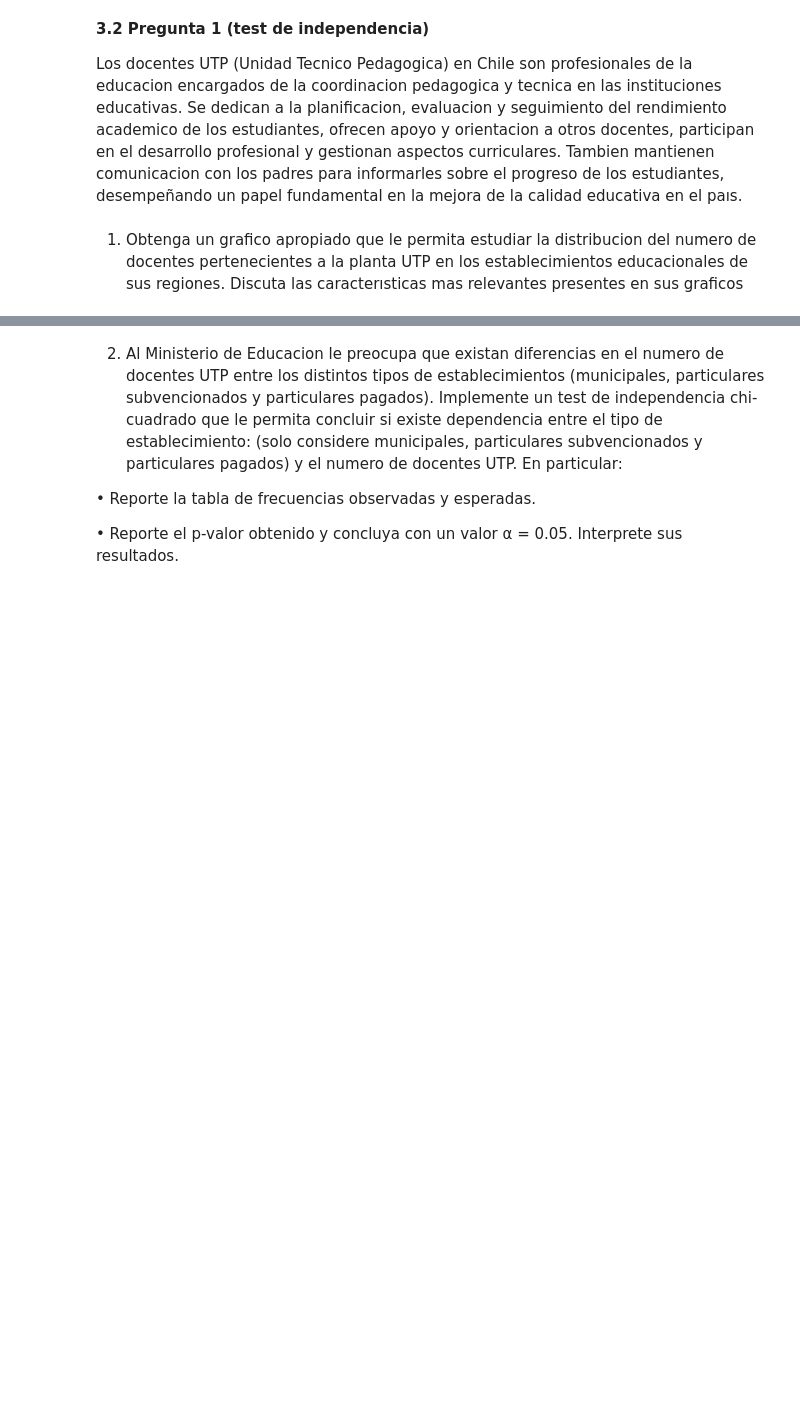
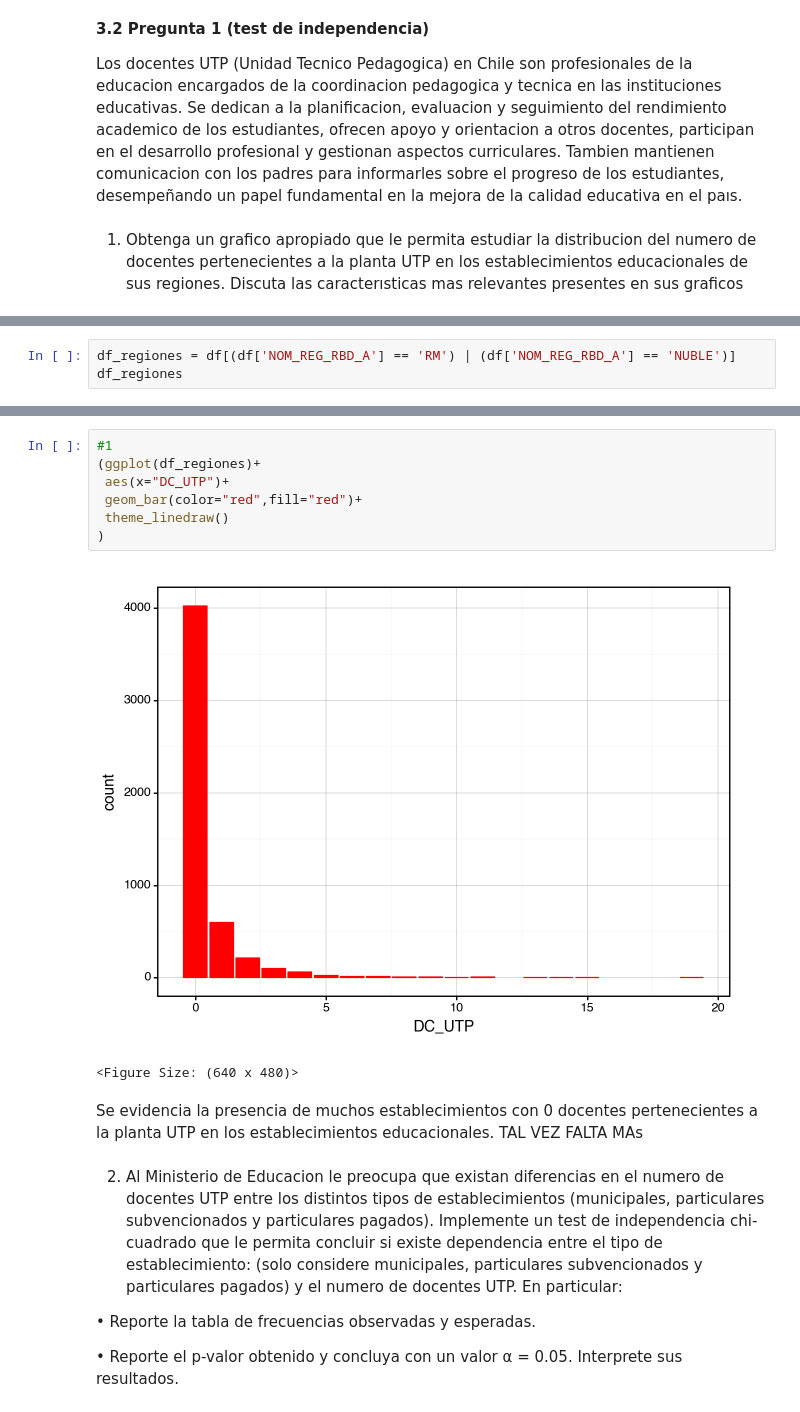
Before and after one commit to Dxeg0o/proyecto_cdd_2, a Jupyter notebook: proyecto.ipynb, the cells around one changed output, grey strips where cells are left out. Saved outputs shown, nothing was run; the diff lists cells and outputs as text; blank space fills up the shorter version.

```diff
--- a/proyecto.ipynb
+++ b/proyecto.ipynb
@@ -131,0 +138,3 @@ presentes en sus graficos
+# %%
+df_regiones = df[(df['NOM_REG_RBD_A'] == 'RM') | (df['NOM_REG_RBD_A'] == 'NUBLE')]
+df_regiones
@@ -132,3 +155,15 @@ presentes en sus graficos
+# %%
+#1
+(ggplot(df_regiones)+
+ aes(x="DC_UTP")+
+ geom_bar(color="red",fill="red")+
+ theme_linedraw()
+)
+# %% [output]
+[figure, added]
+<Figure Size: (640 x 480)>
+# %% [markdown]
+Se evidencia la presencia de muchos establecimientos con 0 docentes pertenecientes a la planta UTP en los establecimientos educacionales. TAL VEZ FALTA MAs
 # %% [markdown]
 2. Al Ministerio de Educacion le preocupa que existan diferencias en el numero de docentes UTP entre los distintos tipos de establecimientos (municipales, particulares subvencionados y particulares pagados). Implemente un test de independencia chi-cuadrado que le permita concluir si existe dependencia entre el tipo de establecimiento: (solo considere municipales, particulares subvencionados y particulares pagados) y el numero
 de docentes UTP. En particular:
```
Also changed, not shown: parts of 6 cells of this notebook.
